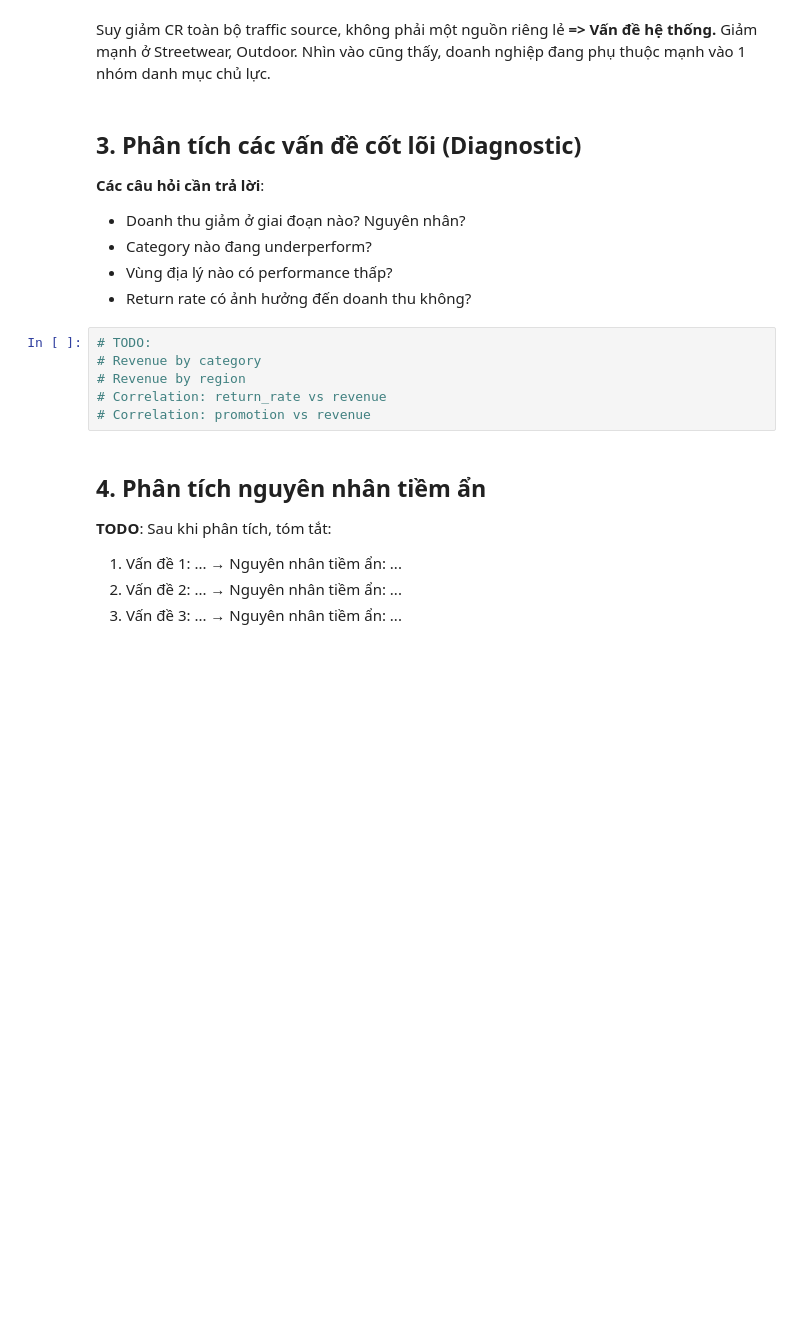
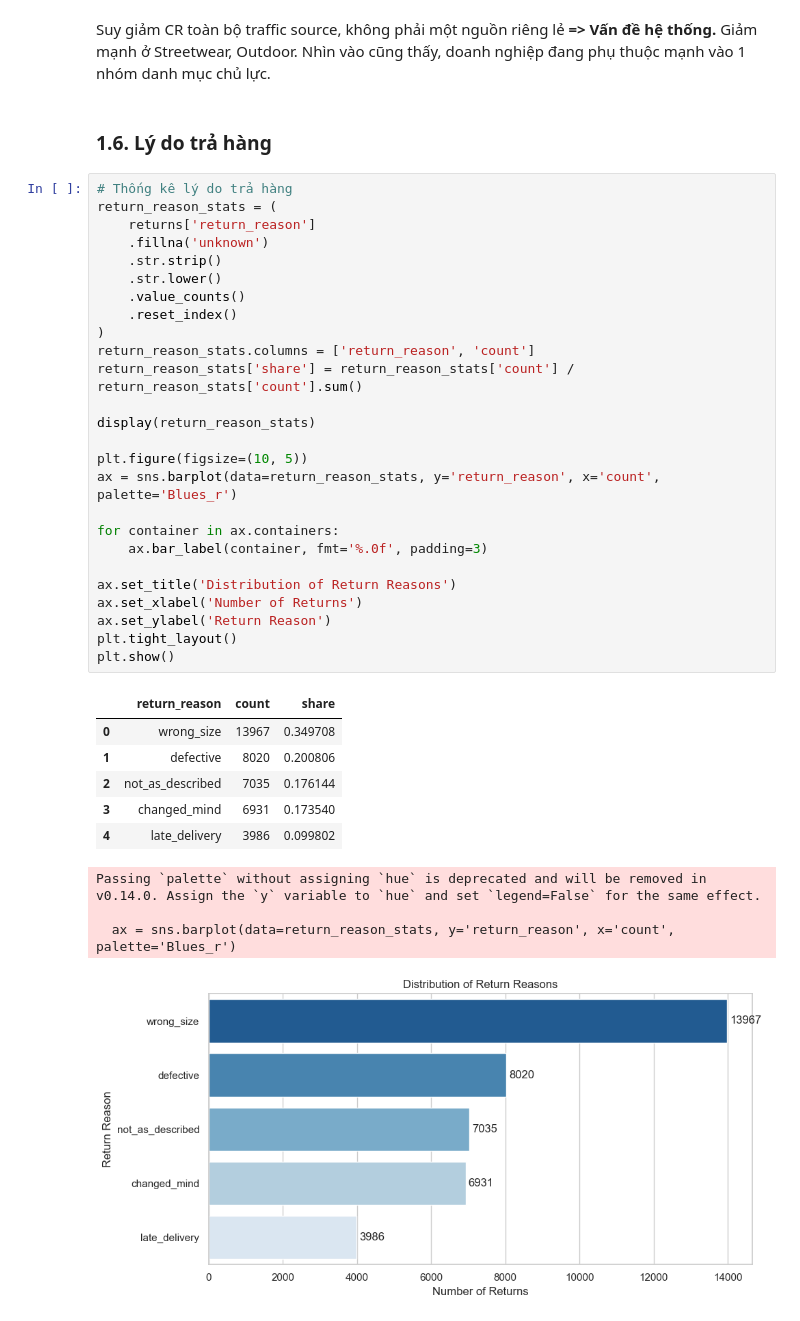
Before and after one commit to huydt11502/revenue_forecast_ecommerce, a Jupyter notebook: notebooks/05_business_analysis.ipynb, the cells around one changed output. Saved outputs shown, nothing was run; the diff lists cells and outputs as text; blank space fills up the shorter version.

```diff
--- a/notebooks/05_business_analysis.ipynb
+++ b/notebooks/05_business_analysis.ipynb
@@ -422,24 +424,42 @@ plt.show()
 Suy giảm CR toàn bộ traffic source, không phải một nguồn riêng lẻ
 **=> Vấn đề hệ thống.**
 Giảm mạnh ở Streetwear, Outdoor. Nhìn vào cũng thấy, doanh nghiệp đang phụ thuộc mạnh vào 1 nhóm danh mục chủ lực.
-# %% [markdown]
-## 3. Phân tích các vấn đề cốt lõi (Diagnostic)
-
-**Các câu hỏi cần trả lời**:
-- Doanh thu giảm ở giai đoạn nào? Nguyên nhân?
-- Category nào đang underperform?
-- Vùng địa lý nào có performance thấp?
-- Return rate có ảnh hưởng đến doanh thu không?
-# %%
-# TODO:
-# Revenue by category
-# Revenue by region
-# Correlation: return_rate vs revenue
-# Correlation: promotion vs revenue
-# %% [markdown]
-## 4. Phân tích nguyên nhân tiềm ẩn
-
-**TODO**: Sau khi phân tích, tóm tắt:
-1. Vấn đề 1: ... → Nguyên nhân tiềm ẩn: ...
-2. Vấn đề 2: ... → Nguyên nhân tiềm ẩn: ...
-3. Vấn đề 3: ... → Nguyên nhân tiềm ẩn: ...
+# %% [markdown]
+### 1.6. Lý do trả hàng
+# %%
+# Thống kê lý do trả hàng
+return_reason_stats = (
+    returns['return_reason']
+    .fillna('unknown')
+    .str.strip()
+    .str.lower()
+    .value_counts()
+    .reset_index()
+)
+return_reason_stats.columns = ['return_reason', 'count']
+return_reason_stats['share'] = return_reason_stats['count'] / return_reason_stats['count'].sum()
+
+display(return_reason_stats)
+
+plt.figure(figsize=(10, 5))
+ax = sns.barplot(data=return_reason_stats, y='return_reason', x='count', palette='Blues_r')
+
+for container in ax.containers:
+    ax.bar_label(container, fmt='%.0f', padding=3)
+
+ax.set_title('Distribution of Return Reasons')
+ax.set_xlabel('Number of Returns')
+ax.set_ylabel('Return Reason')
+plt.tight_layout()
+plt.show()
+# %% [output]
+|  | return_reason | count | share |
+| 0 | wrong_size | 13967 | 0.349708 |
+| 1 | defective | 8020 | 0.200806 |
+| 2 | not_as_described | 7035 | 0.176144 |
+| 3 | changed_mind | 6931 | 0.173540 |
+| 4 | late_delivery | 3986 | 0.099802 |
+Passing `palette` without assigning `hue` is deprecated and will be removed in v0.14.0. Assign the `y` variable to `hue` and set `legend=False` for the same effect.
+
+  ax = sns.barplot(data=return_reason_stats, y='return_reason', x='count', palette='Blues_r')
+[figure, added]
```
Also changed, not shown: parts of 23 cells of this notebook.
